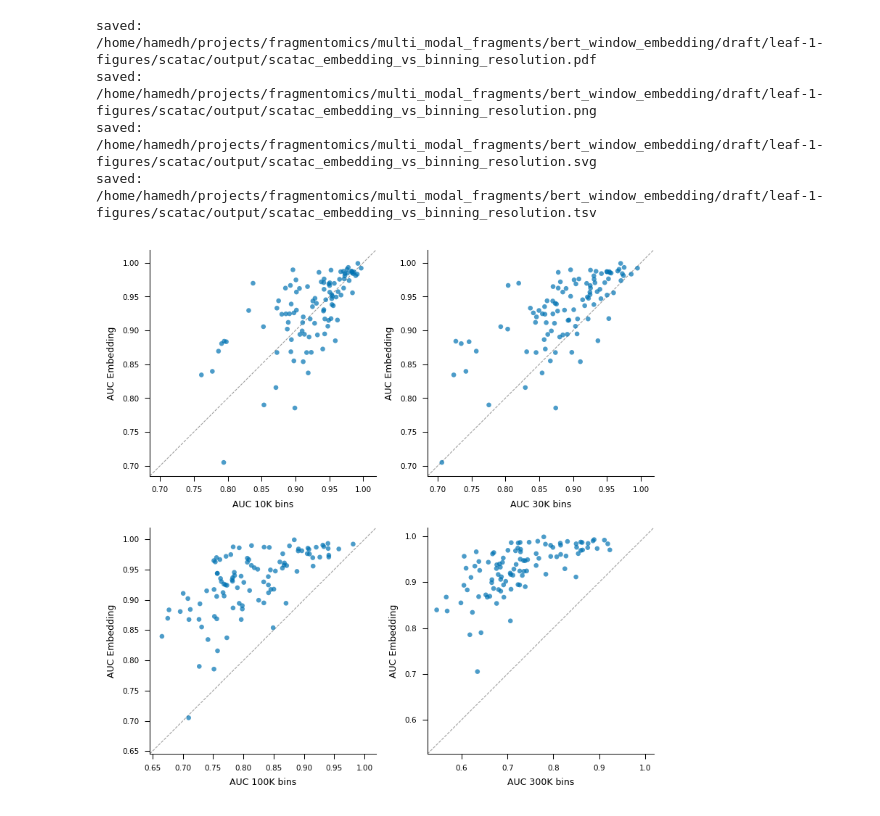
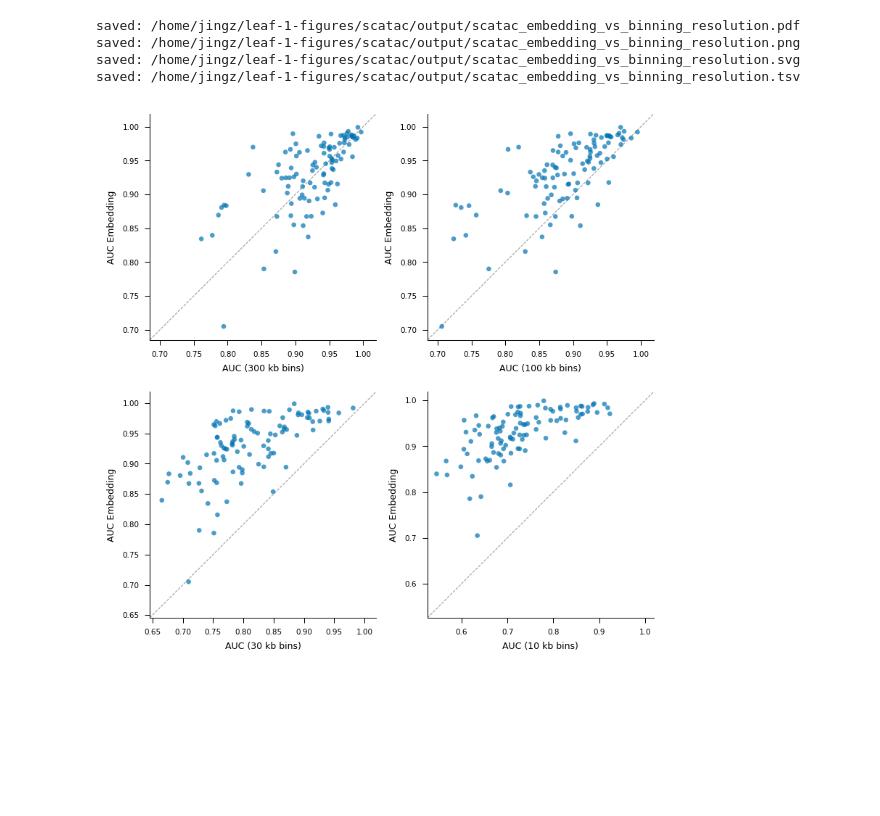
Before and after one commit to csglab/leaf-1-figures, a Jupyter notebook: scatac/notebook/supp_scatac_embedding_vs_binning_resolution.ipynb, the cells around one changed output. Saved outputs shown, nothing was run; the diff lists cells and outputs as text; code cells hidden in the pictures; blank space fills up the shorter version.

```diff
--- a/scatac/notebook/supp_scatac_embedding_vs_binning_resolution.ipynb
+++ b/scatac/notebook/supp_scatac_embedding_vs_binning_resolution.ipynb
@@ -57,39 +57,39 @@ plt.rcParams.update({
 })
 
 df = pd.read_csv(DATA / 'scatac_leaf1_vs_binning_auc.csv')
 
 # (column, panel title) for the four bin resolutions
 PANELS = [
-    ('bin_10k_auc', 'AUC 10K bins'),
-    ('bin_30k_auc', 'AUC 30K bins'),
-    ('bin_100k_auc', 'AUC 100K bins'),
-    ('bin_300k_auc', 'AUC 300K bins'),
+    ('bin_10k_auc', 'AUC (300 kb bins)'),
+    ('bin_30k_auc', 'AUC (100 kb bins)'),
+    ('bin_100k_auc', 'AUC (30 kb bins)'),
+    ('bin_300k_auc', 'AUC (10 kb bins)'),
 ]
 
 y = df['leaf1_auc'].values  # Embedding AUC (same on every panel)
 
 fig, axes = plt.subplots(2, 2, figsize=(5.2, 5.2))
 for ax, (col, xlabel) in zip(axes.ravel(), PANELS):
     x = df[col].values
     ax.scatter(x, y, c=OKABE_ITO['blue'], s=10, alpha=0.7,
                edgecolors='none', zorder=3, rasterized=True)
     # Per-panel auto-scaled square limits with a small margin.
     lo = min(x.min(), y.min()) - 0.02
     hi = max(x.max(), y.max()) + 0.02
     ax.plot([lo, hi], [lo, hi], ls='--', color='0.6', lw=0.5, zorder=1)
     ax.set_xlim(lo, hi)
     ax.set_ylim(lo, hi)
     ax.set_aspect('equal')
     ax.set_xlabel(xlabel, fontsize=6)
     ax.set_ylabel('AUC Embedding', fontsize=6)
     ax.spines['top'].set_visible(False)
     ax.spines['right'].set_visible(False)
 
 plt.tight_layout()
 savefig(fig, OUT, 'scatac_embedding_vs_binning_resolution', data=(df))
 # %% [output]
-saved: /home/hamedh/projects/fragmentomics/multi_modal_fragments/bert_window_embedding/draft/leaf-1-figures/scatac/output/scatac_embedding_vs_binning_resolution.pdf
-saved: /home/hamedh/projects/fragmentomics/multi_modal_fragments/bert_window_embedding/draft/leaf-1-figures/scatac/output/scatac_embedding_vs_binning_resolution.png
-saved: /home/hamedh/projects/fragmentomics/multi_modal_fragments/bert_window_embedding/draft/leaf-1-figures/scatac/output/scatac_embedding_vs_binning_resolution.svg
-saved: /home/hamedh/projects/fragmentomics/multi_modal_fragments/bert_window_embedding/draft/leaf-1-figures/scatac/output/scatac_embedding_vs_binning_resolution.tsv
+saved: /home/jingz/leaf-1-figures/scatac/output/scatac_embedding_vs_binning_resolution.pdf
+saved: /home/jingz/leaf-1-figures/scatac/output/scatac_embedding_vs_binning_resolution.png
+saved: /home/jingz/leaf-1-figures/scatac/output/scatac_embedding_vs_binning_resolution.svg
+saved: /home/jingz/leaf-1-figures/scatac/output/scatac_embedding_vs_binning_resolution.tsv
-[figure, old version]
+[figure, new version]
```
Also changed, not shown: parts of 2 cells of this notebook, 47 other files.
